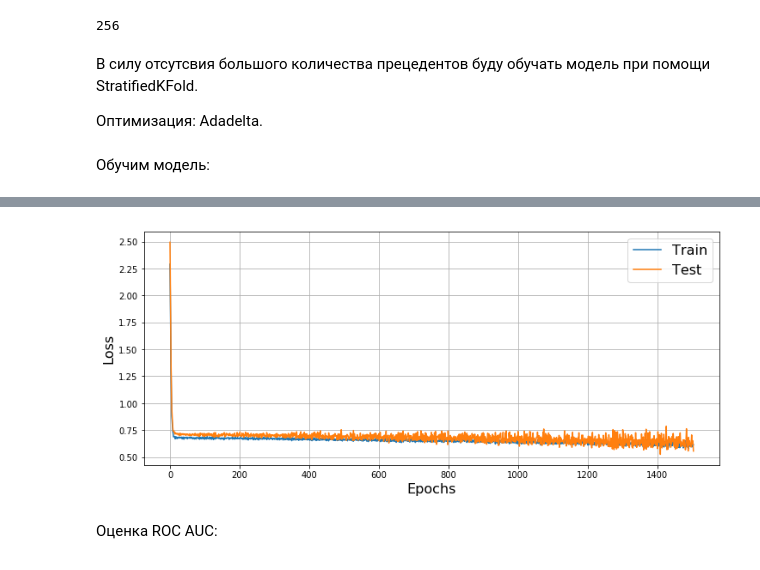
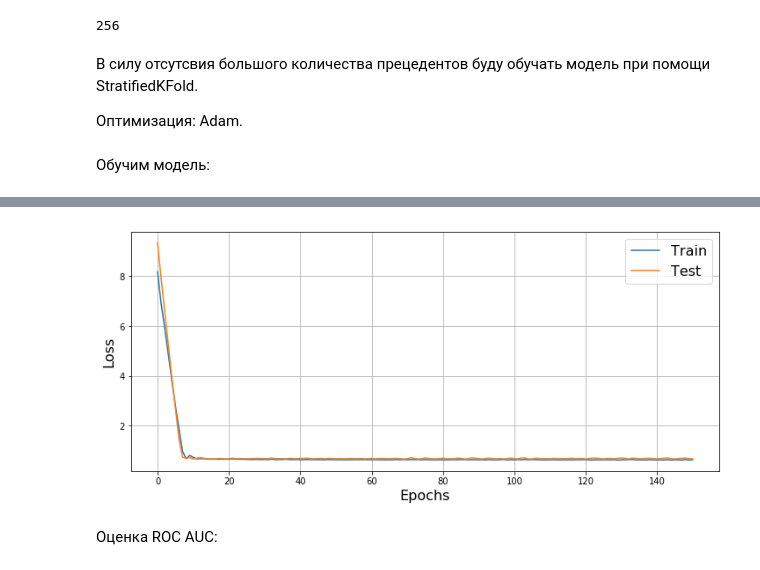
Before and after one commit to v-vskv-v/MSU, a Jupyter notebook: MPM/Dementia.ipynb, the cells around one changed output, grey strips where cells are left out. Saved outputs shown, nothing was run; the diff lists cells and outputs as text; code cells hidden in the pictures.

```diff
--- a/MPM/Dementia.ipynb
+++ b/MPM/Dementia.ipynb
@@ -115,5 +117,5 @@ size
 # %% [markdown]
 В силу отсутсвия большого количества прецедентов буду обучать модель при помощи StratifiedKFold.
 
-Оптимизация: Adadelta.
+Оптимизация: Adam.
 # %%
@@ -202,6 +221,5 @@ class LinClassifier(nn.Module):
 # %% [markdown]
 Обучим модель:
 # %%
-network = LinClassifier(size)
-train(network, 300, 0.006, 5, 'adadelta')
+network, score = train(LinClassifier(size), 150, 0.00001, 5, x_data, y_data, 'adam')
 # %% [output]
@@ -209,4 +227,4 @@ Epoch 300... (Train/Test) NLL: 0.616/0.556      Accuracy: 0.674/0.783
-[figure, old version]
+[figure, new version]
 # %% [markdown]
 Оценка ROC AUC:
 # %%
```
Also changed, not shown: parts of 9 cells of this notebook.
